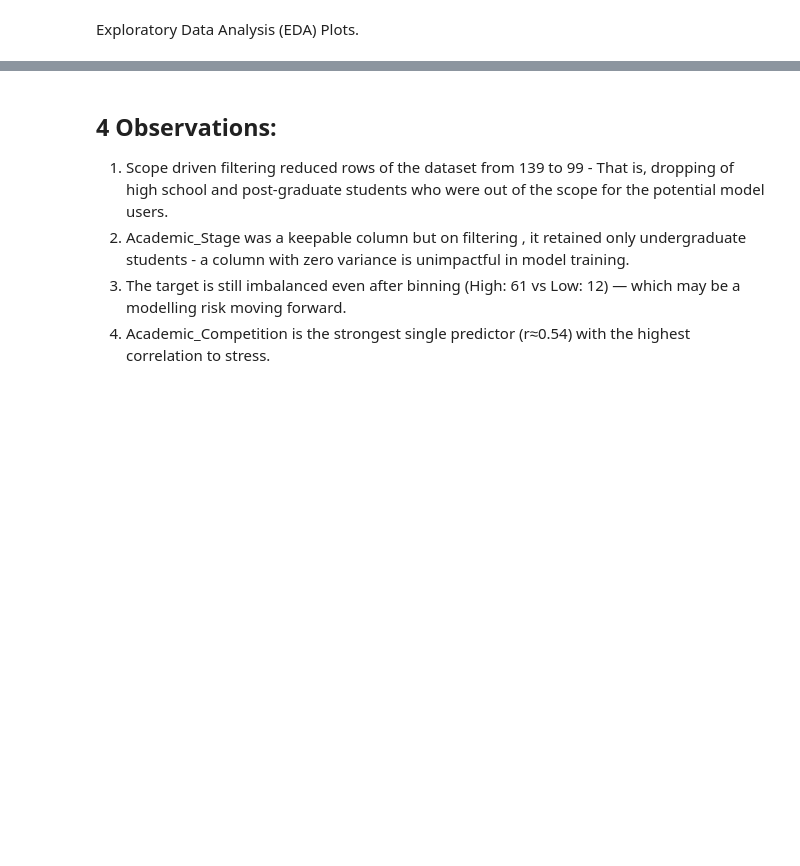
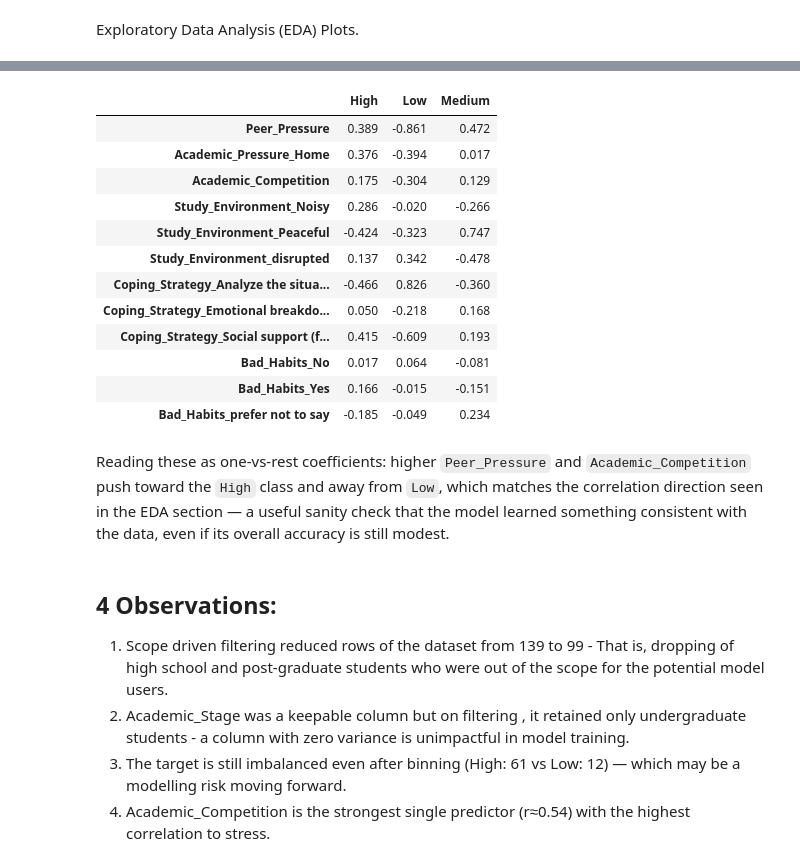
Before and after one commit to Seven8ight/AI_CAT_2, a Jupyter notebook: CAT_2.ipynb, the cells around one changed output, grey strips where cells are left out. Drawn from its saved outputs; the diff is of its cells as text; code cells hidden in the pictures; blank space fills up the shorter version.

```diff
--- a/CAT_2.ipynb
+++ b/CAT_2.ipynb
@@ -272,3 +406,33 @@ df.to_csv("academic_stress_clean.csv" , index=False)
+# %%
+ohe = logreg_pipeline.named_steps["pre"].named_transformers_["cat"]
+cat_names = ohe.get_feature_names_out(feature_cols_cat)
+all_feature_names = feature_cols_num + list(cat_names)
+coef_df = pd.DataFrame(
+    logreg_pipeline.named_steps["logreg"].coef_,
+    index=logreg_pipeline.named_steps["logreg"].classes_,
+    columns=all_feature_names,
+).T
+coef_df.round(3)
+# %% [output]
+|  | High | Low | Medium |
+| Peer_Pressure | 0.389 | -0.861 | 0.472 |
+| Academic_Pressure_Home | 0.376 | -0.394 | 0.017 |
+| Academic_Competition | 0.175 | -0.304 | 0.129 |
+| Study_Environment_Noisy | 0.286 | -0.020 | -0.266 |
+| Study_Environment_Peaceful | -0.424 | -0.323 | 0.747 |
+| Study_Environment_disrupted | 0.137 | 0.342 | -0.478 |
+| Coping_Strategy_Analyze the situa... | -0.466 | 0.826 | -0.360 |
+| Coping_Strategy_Emotional breakdo... | 0.050 | -0.218 | 0.168 |
+| Coping_Strategy_Social support (f... | 0.415 | -0.609 | 0.193 |
+| Bad_Habits_No | 0.017 | 0.064 | -0.081 |
+| Bad_Habits_Yes | 0.166 | -0.015 | -0.151 |
+| Bad_Habits_prefer not to say | -0.185 | -0.049 | 0.234 |
+# %% [markdown]
+Reading these as one-vs-rest coefficients: higher `Peer_Pressure` and
+`Academic_Competition` push toward the `High` class and away from `Low`,
+which matches the correlation direction seen in the EDA section — a useful
+sanity check that the model learned something consistent with the data,
+even if its overall accuracy is still modest.
 # %% [markdown]
 
 4 Observations:
```
Also changed, not shown: parts of 16 cells of this notebook.
